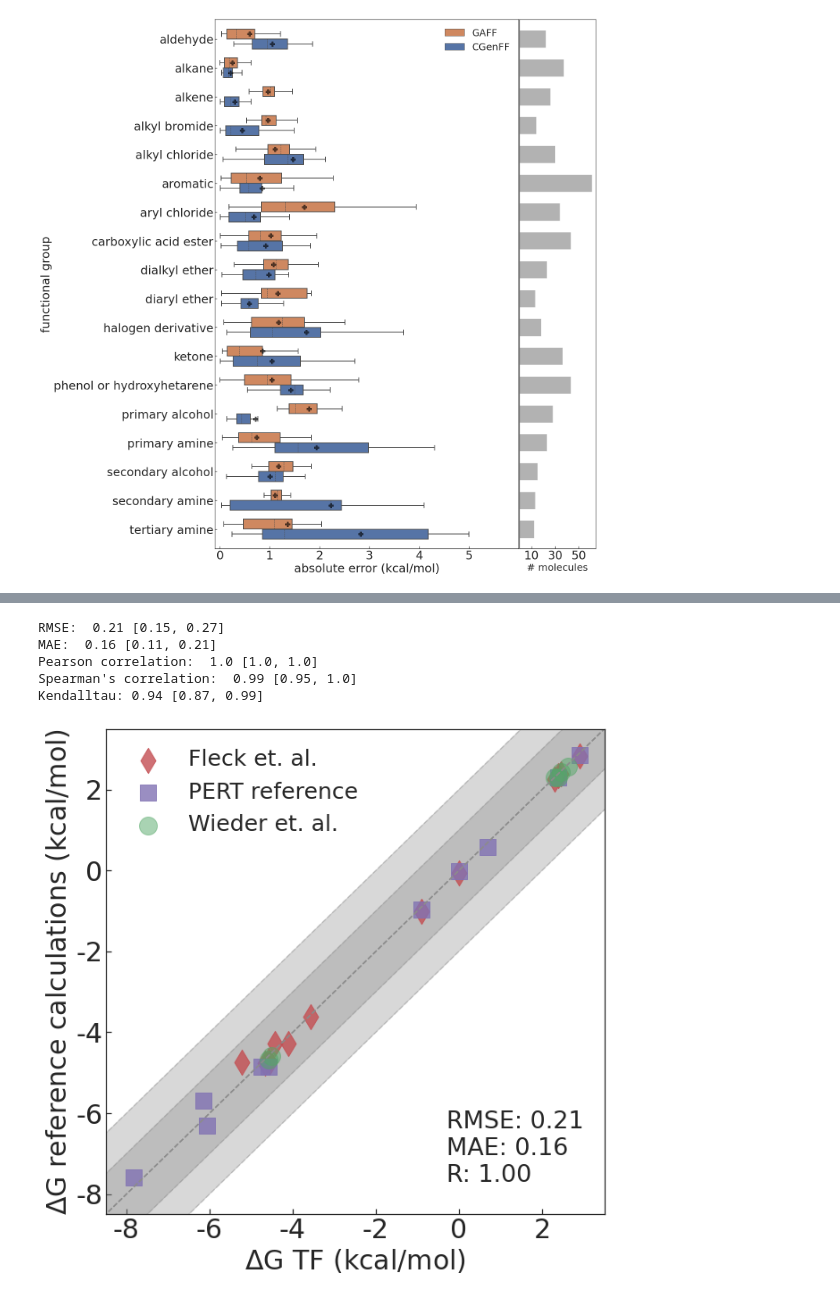
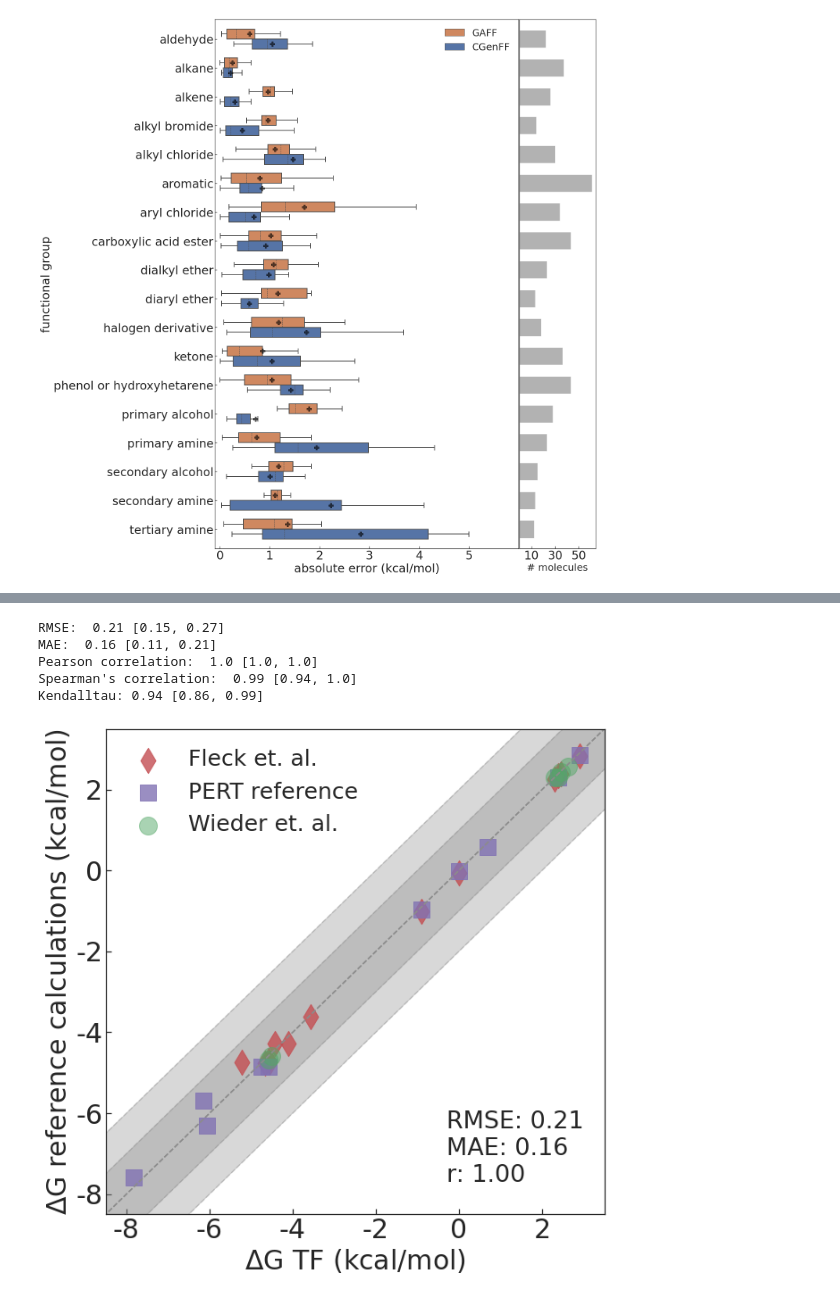
Before and after one commit to JohannesKarwou/notebooks, a Jupyter notebook: freeSolvSummary.ipynb, the cells around one changed output, grey strips where cells are left out. Cells and saved outputs as stored; diff of their text form; code cells hidden in the pictures.

```diff
--- a/freeSolvSummary.ipynb
+++ b/freeSolvSummary.ipynb
@@ -770,37 +770,37 @@ axs.scatter(
     marker="s",
     s=300,
     color="C4",
     label="PERT reference",
     alpha=0.8,
 )
 
 y = "cor_wieder"
 
 axs.scatter(subset[x], subset[y], color="C2", label="Wieder et. al.", alpha=0.5)
 
 ### Values for statistics of all reference values ###
 y = "cor_charmm"
 df4 = reduce_df(subset, x, y)
 rmse, mae, r, _, _ = calculate_statistics(df4[x], df4[y])
-text = f"RMSE: {rmse}\nMAE: {mae}\nR: {r:.2f}"
+text = f"RMSE: {rmse}\nMAE: {mae}\nr: {r:.2f}"
 axs.text(
     -0.3,
     -7.7,
     text,
     fontsize=27,
     bbox={"boxstyle": "square", "fill": False, "fc": "Grey", "alpha": 0.},
 )  # 'ec': 'Grey',
 
 axs.legend(frameon=False)
 
 plt.savefig("images/comparison_charmm_cleaned.pdf")
 # %% [output]
 RMSE:  0.21 [0.15, 0.27]
 MAE:  0.16 [0.11, 0.21]
 Pearson correlation:  1.0 [1.0, 1.0]
-Spearman's correlation:  0.99 [0.95, 1.0]
-Kendalltau: 0.94 [0.87, 0.99]
+Spearman's correlation:  0.99 [0.94, 1.0]
+Kendalltau: 0.94 [0.86, 0.99]
-[figure, old version]
+[figure, new version]
 # %%
 fig, axs = plt.subplots(figsize=(10, 10))
 
```
Also changed, not shown: parts of 5 cells of this notebook, 9 other files.
